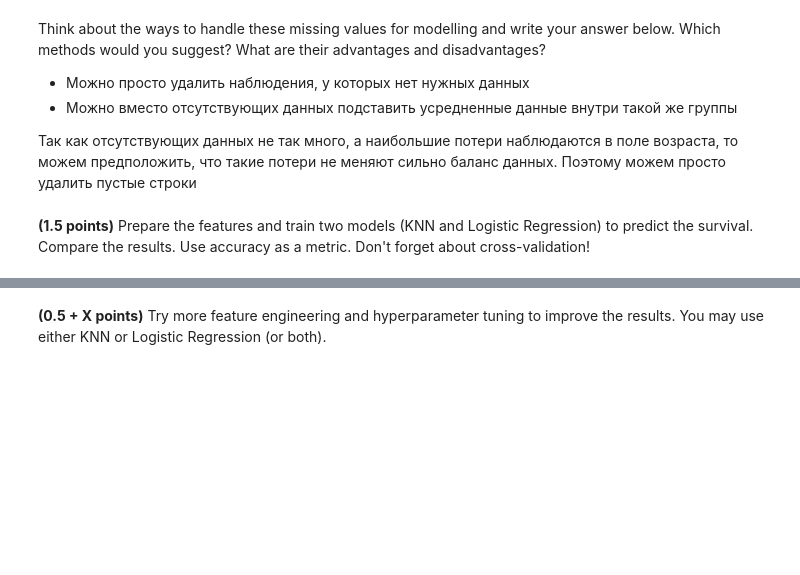
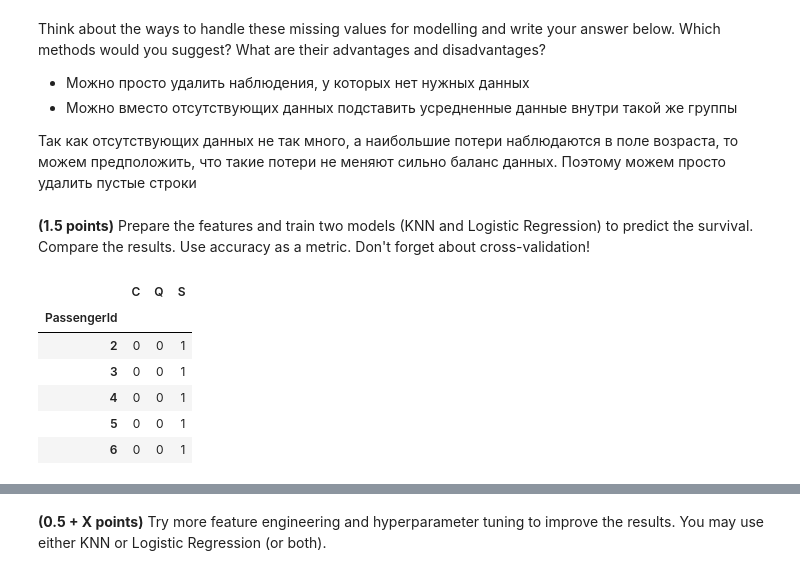
Before and after one commit to albert-bariev/rs-school-ml, a Jupyter notebook: 5_hw_classification.ipynb, the cells around one changed output, grey strips where cells are left out. Drawn from its saved outputs; the diff is of its cells as text; code cells hidden in the pictures; blank space fills up the shorter version.

```diff
--- a/5_hw_classification.ipynb
+++ b/5_hw_classification.ipynb
@@ -649,3 +752,14 @@ Think about the ways to handle these missing values for modelling and write your
 data.dropna(subset=["age", "embarked",  "fare"], inplace=True)
 # %% [markdown]
 **(1.5 points)** Prepare the features and train two models (KNN and Logistic Regression) to predict the survival. Compare the results. Use accuracy as a metric. Don't forget about cross-validation!
+# %%
+embarked_dummies = pd.get_dummies(data['embarked'])
+embarked_dummies.head()
+# %% [output]
+|  | C | Q | S |
+| PassengerId |  |  |  |
+| 2 | 0 | 0 | 1 |
+| 3 | 0 | 0 | 1 |
+| 4 | 0 | 0 | 1 |
+| 5 | 0 | 0 | 1 |
+| 6 | 0 | 0 | 1 |
```
Also changed, not shown: parts of 21 cells of this notebook.
